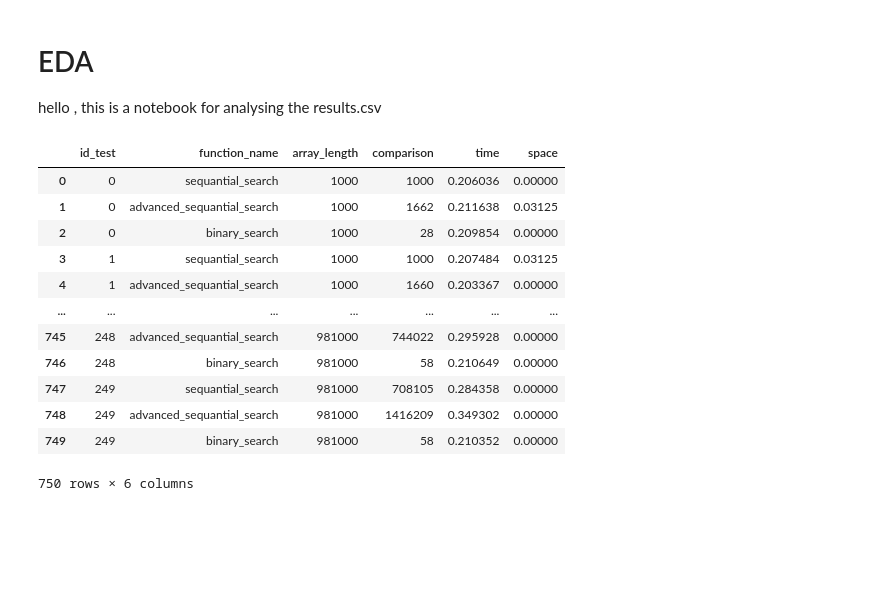
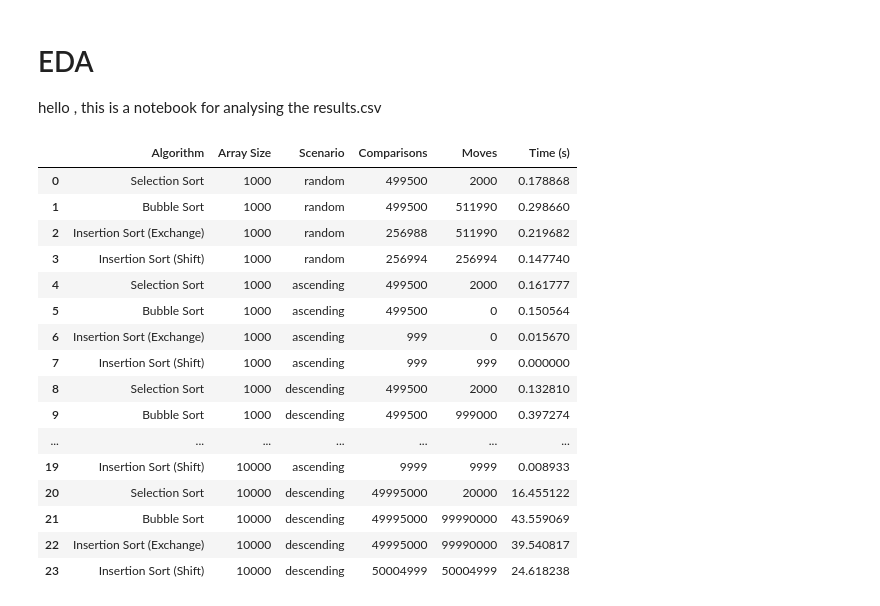
Before and after one commit to ahmed3991/AdvancedAlgorithmsTP, a Jupyter notebook: EDA.ipynb, the cells around one changed output. Drawn from its saved outputs; the diff is of its cells as text; code cells hidden in the pictures; blank space fills up the shorter version.

```diff
--- a/EDA.ipynb
+++ b/EDA.ipynb
@@ -5,21 +5,25 @@ hello , this is a notebook for analysing the results.csv
 # %%
 import pandas as pd
 import matplotlib.pyplot as plt
 
-df = pd.read_csv('results.csv')
+df = pd.read_csv('sorting_algorithm_results.csv')
 
 df
 # %% [output]
-|  | id_test | function_name | array_length | comparison | time | space |
-| 0 | 0 | sequantial_search | 1000 | 1000 | 0.206036 | 0.00000 |
-| 1 | 0 | advanced_sequantial_search | 1000 | 1662 | 0.211638 | 0.03125 |
-| 2 | 0 | binary_search | 1000 | 28 | 0.209854 | 0.00000 |
-| 3 | 1 | sequantial_search | 1000 | 1000 | 0.207484 | 0.03125 |
-| 4 | 1 | advanced_sequantial_search | 1000 | 1660 | 0.203367 | 0.00000 |
+|  | Algorithm | Array Size | Scenario | Comparisons | Moves | Time (s) |
+| 0 | Selection Sort | 1000 | random | 499500 | 2000 | 0.178868 |
+| 1 | Bubble Sort | 1000 | random | 499500 | 511990 | 0.298660 |
+| 2 | Insertion Sort (Exchange) | 1000 | random | 256988 | 511990 | 0.219682 |
+| 3 | Insertion Sort (Shift) | 1000 | random | 256994 | 256994 | 0.147740 |
+| 4 | Selection Sort | 1000 | ascending | 499500 | 2000 | 0.161777 |
+| 5 | Bubble Sort | 1000 | ascending | 499500 | 0 | 0.150564 |
+| 6 | Insertion Sort (Exchange) | 1000 | ascending | 999 | 0 | 0.015670 |
+| 7 | Insertion Sort (Shift) | 1000 | ascending | 999 | 999 | 0.000000 |
+| 8 | Selection Sort | 1000 | descending | 499500 | 2000 | 0.132810 |
+| 9 | Bubble Sort | 1000 | descending | 499500 | 999000 | 0.397274 |
 | ... | ... | ... | ... | ... | ... | ... |
-| 745 | 248 | advanced_sequantial_search | 981000 | 744022 | 0.295928 | 0.00000 |
-| 746 | 248 | binary_search | 981000 | 58 | 0.210649 | 0.00000 |
-| 747 | 249 | sequantial_search | 981000 | 708105 | 0.284358 | 0.00000 |
-| 748 | 249 | advanced_sequantial_search | 981000 | 1416209 | 0.349302 | 0.00000 |
-| 749 | 249 | binary_search | 981000 | 58 | 0.210352 | 0.00000 |
+| 19 | Insertion Sort (Shift) | 10000 | ascending | 9999 | 9999 | 0.008933 |
+| 20 | Selection Sort | 10000 | descending | 49995000 | 20000 | 16.455122 |
+| 21 | Bubble Sort | 10000 | descending | 49995000 | 99990000 | 43.559069 |
+| 22 | Insertion Sort (Exchange) | 10000 | descending | 49995000 | 99990000 | 39.540817 |
+| 23 | Insertion Sort (Shift) | 10000 | descending | 50004999 | 50004999 | 24.618238 |
-750 rows × 6 columns
```
Also changed, not shown: parts of 9 cells of this notebook, 2 other files.
